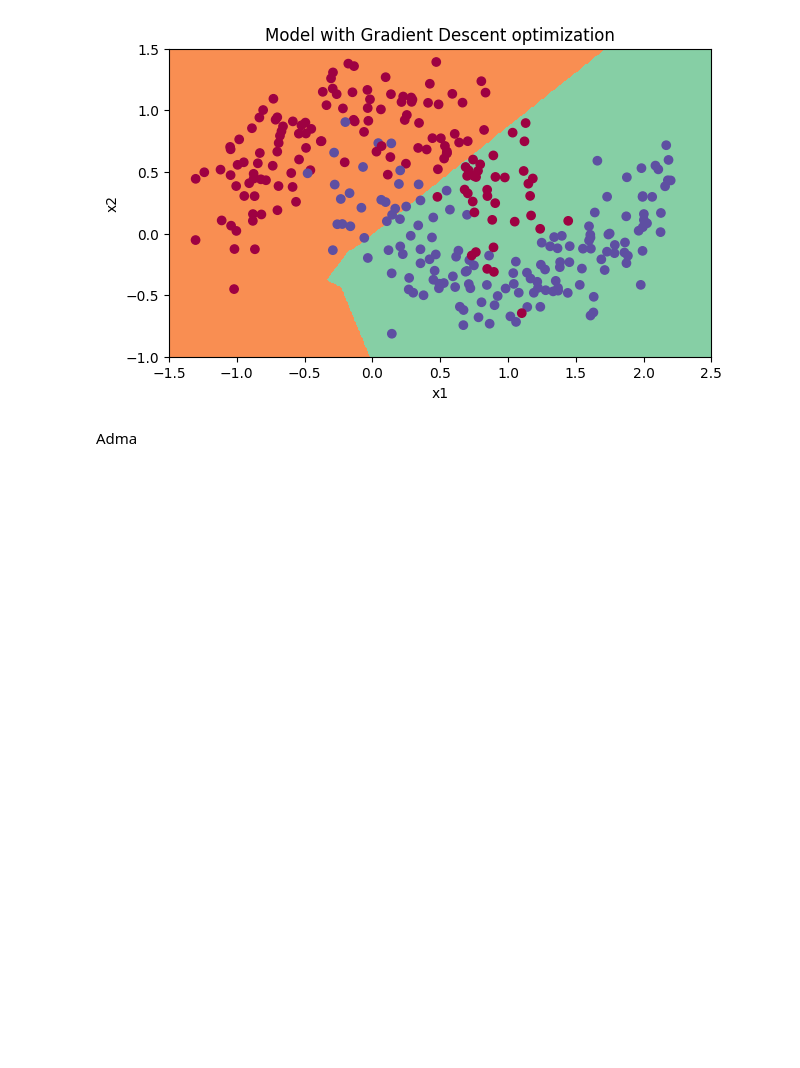
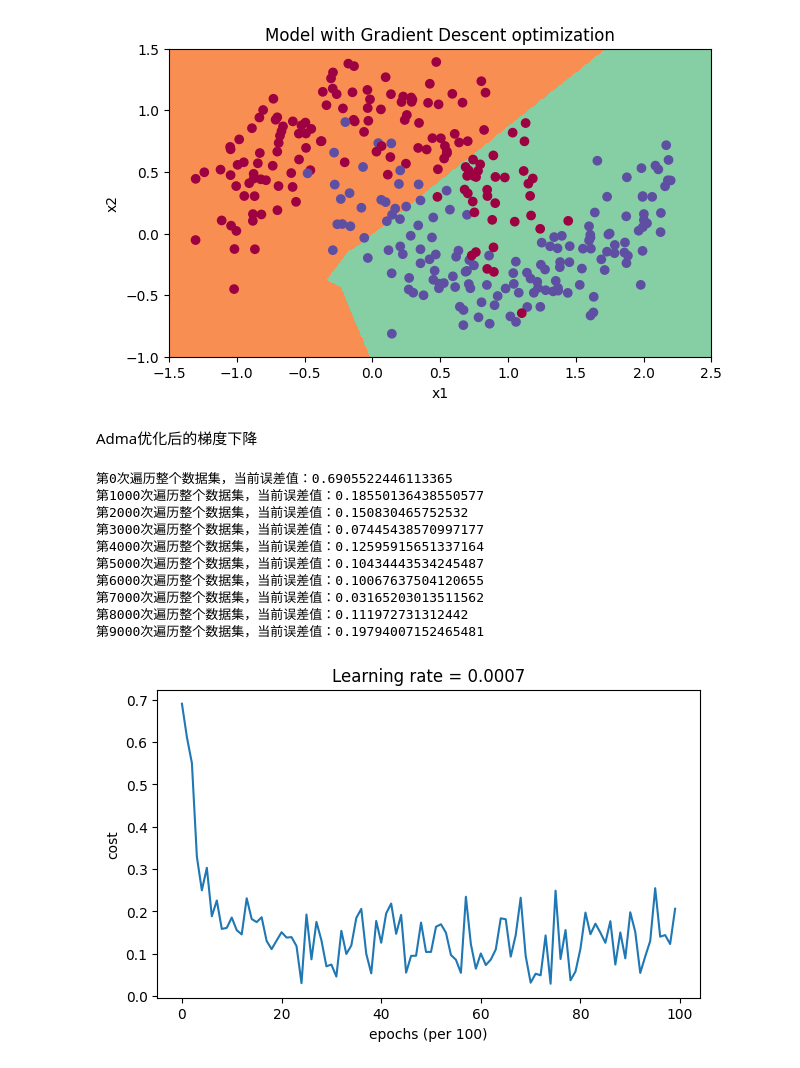
Before and after one commit to Chuyongwei/note, a Jupyter notebook: 深度学习/course2Week2.ipynb, the cells around one changed output. Saved outputs shown, nothing was run; the diff lists cells and outputs as text; code cells hidden in the pictures; blank space fills up the shorter version.

```diff
--- a/深度学习/course2Week2.ipynb
+++ b/深度学习/course2Week2.ipynb
@@ -705,4 +707,20 @@ opt_utils.plot_decision_boundary(lambda x: opt_utils.predict_dec(parameters, x.T
 Accuracy: 0.7966666666666666
 [figure]
 # %% [markdown]
-Adma
+Adma优化后的梯度下降
+# %%
+layers_dims = [train_X.shape[0], 5, 2, 1]
+#使用Adam优化的梯度下降
+parameters = model(train_X, train_Y, layers_dims, optimizer="adam",is_plot=True)
+# %% [output]
+第0次遍历整个数据集，当前误差值：0.6905522446113365
+第1000次遍历整个数据集，当前误差值：0.18550136438550577
+第2000次遍历整个数据集，当前误差值：0.150830465752532
+第3000次遍历整个数据集，当前误差值：0.07445438570997177
+第4000次遍历整个数据集，当前误差值：0.12595915651337164
+第5000次遍历整个数据集，当前误差值：0.10434443534245487
+第6000次遍历整个数据集，当前误差值：0.10067637504120655
+第7000次遍历整个数据集，当前误差值：0.03165203013511562
+第8000次遍历整个数据集，当前误差值：0.111972731312442
+第9000次遍历整个数据集，当前误差值：0.19794007152465481
+[figure, added]
```
Also changed, not shown: parts of 5 cells of this notebook, 2 other files.
